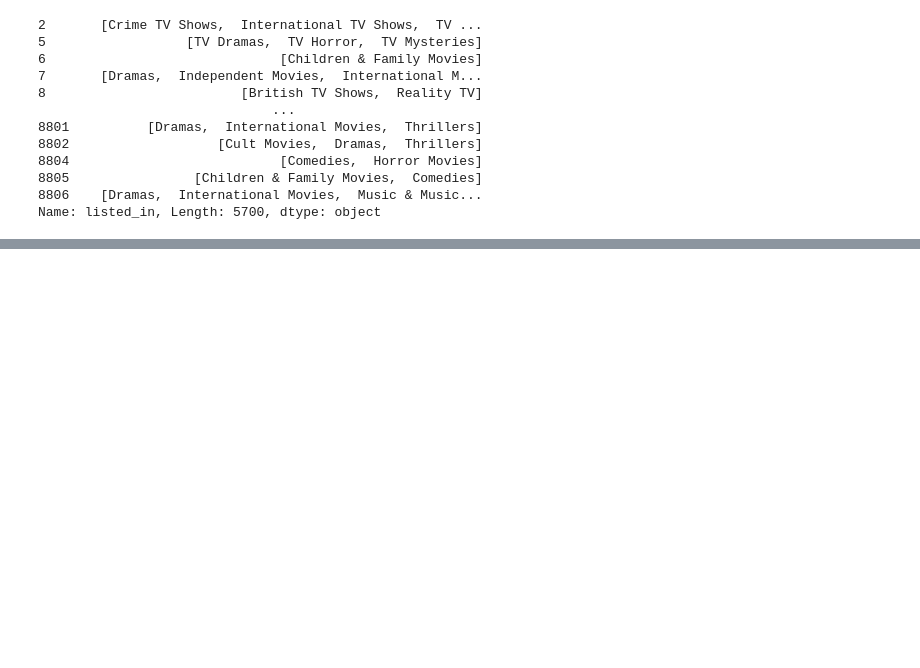
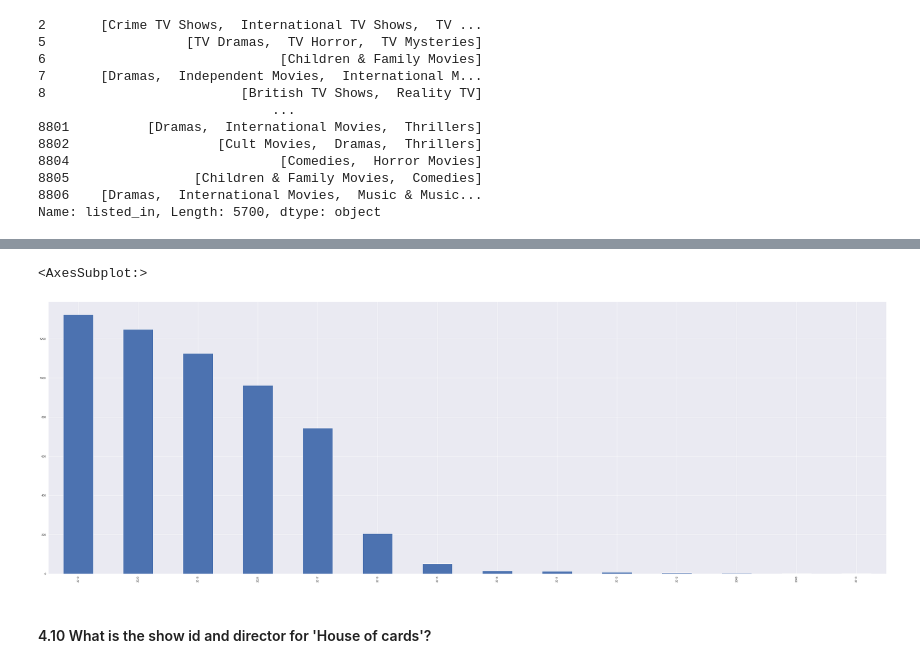
Before and after one commit to esthefaniagapito/Exploratory_Data_Analysis_EDA, a Jupyter notebook: EDA_Classes/EDA_Netflix.ipynb, the cells around one changed output, grey strips where cells are left out. Saved outputs shown, nothing was run; the diff lists cells and outputs as text; code cells hidden in the pictures; blank space fills up the shorter version.

```diff
--- a/EDA_Classes/EDA_Netflix.ipynb
+++ b/EDA_Classes/EDA_Netflix.ipynb
@@ -497,0 +617,7 @@ df_netflix_copy.head(2)
+# %%
+df_netflix_copy["date_added"].dt.year.value_counts().plot(kind='bar')
+# %% [output]
+<AxesSubplot:>
+[figure, added]
+# %% [markdown]
+#### 4.10 What is the show id and director for 'House of cards'?
```
Also changed, not shown: parts of 37 cells of this notebook, 3 other files.
